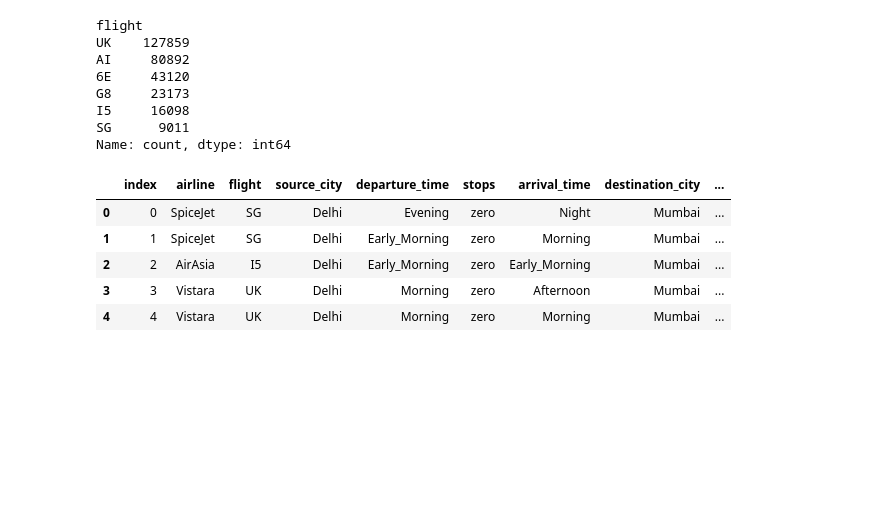
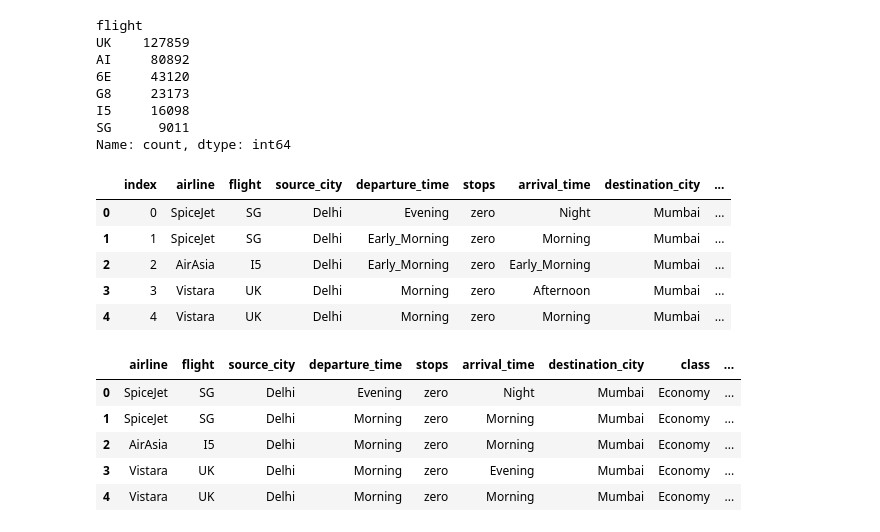
Before and after one commit to Ahmed2797/End_To_End_ML-Project, a Jupyter notebook: data/model_trainer.ipynb, the cells around one changed output. Saved outputs shown, nothing was run; the diff lists cells and outputs as text; code cells hidden in the pictures; blank space fills up the shorter version.

```diff
--- a/data/model_trainer.ipynb
+++ b/data/model_trainer.ipynb
@@ -63,0 +84,9 @@ df.head()
+# %%
+df.head()
+# %% [output]
+|  | airline | flight | source_city | departure_time | stops | arrival_time | destination_city | class | ... |
+| 0 | SpiceJet | SG | Delhi | Evening | zero | Night | Mumbai | Economy | ... |
+| 1 | SpiceJet | SG | Delhi | Morning | zero | Morning | Mumbai | Economy | ... |
+| 2 | AirAsia | I5 | Delhi | Morning | zero | Morning | Mumbai | Economy | ... |
+| 3 | Vistara | UK | Delhi | Morning | zero | Evening | Mumbai | Economy | ... |
+| 4 | Vistara | UK | Delhi | Morning | zero | Morning | Mumbai | Economy | ... |
```
Also changed, not shown: parts of 29 cells of this notebook, 7 other files.
